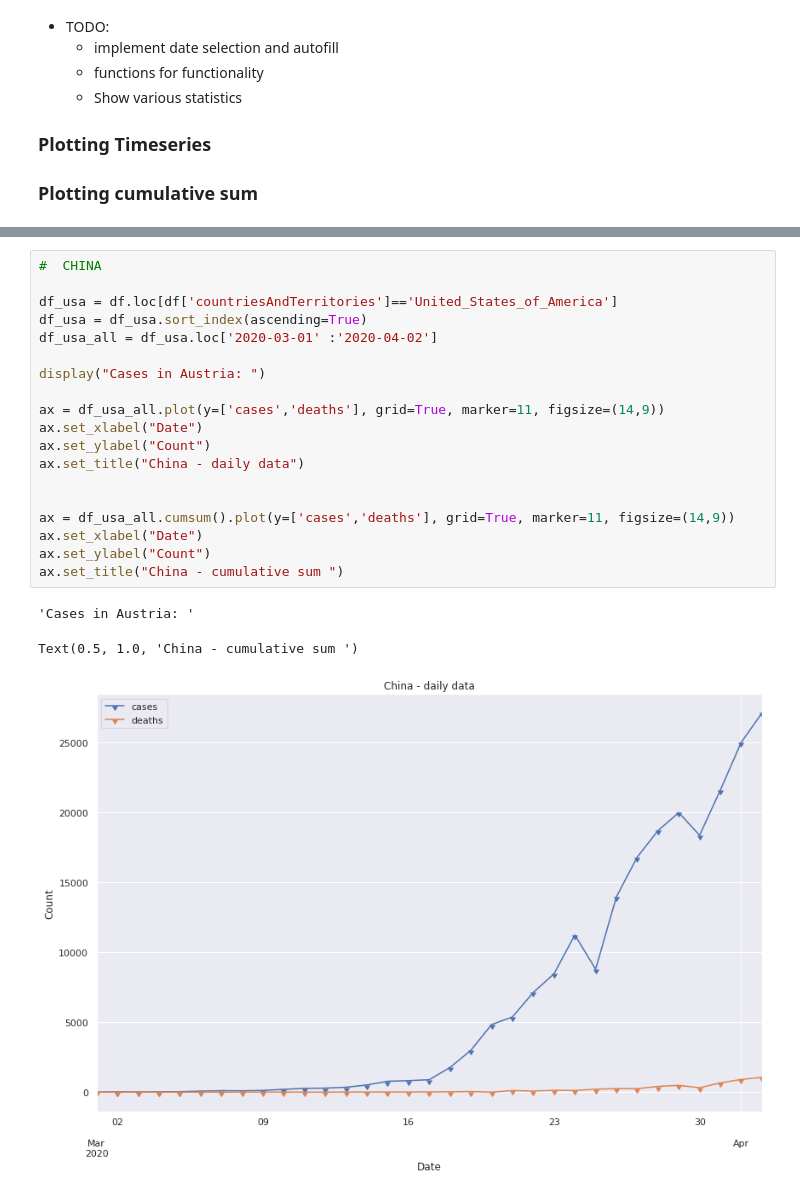
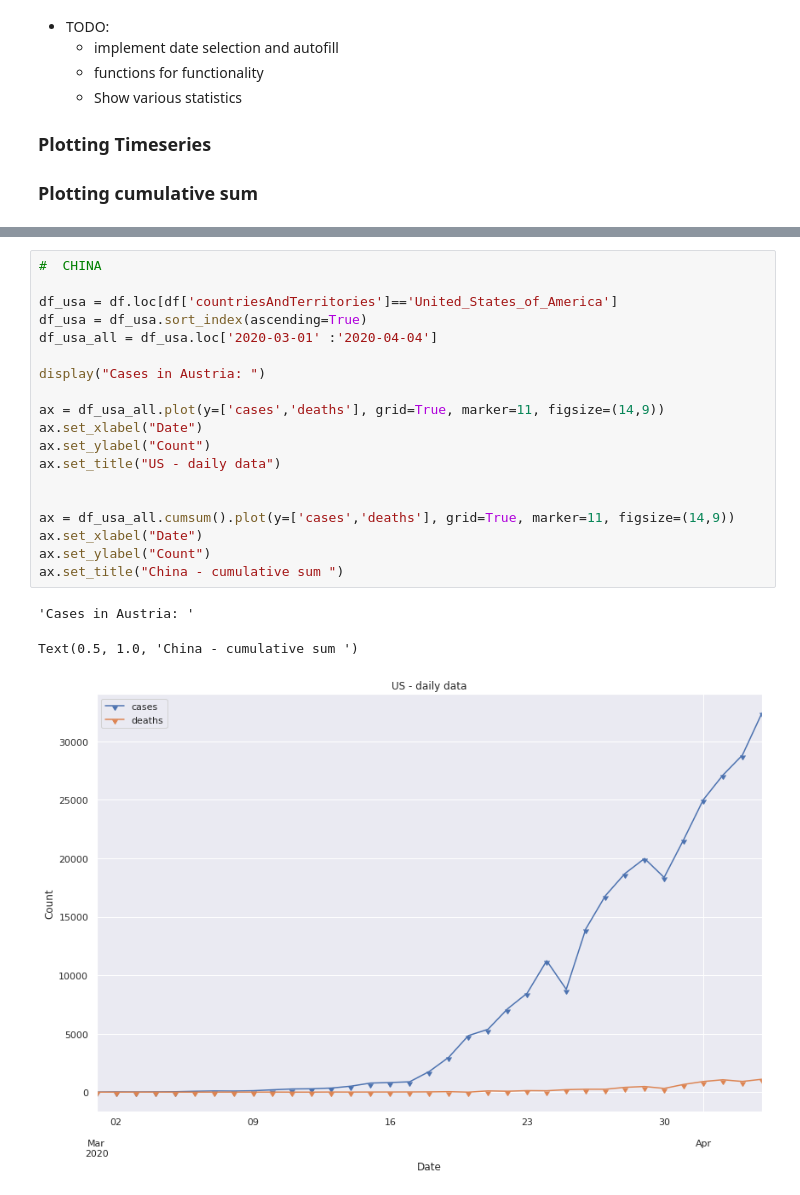
Before and after one commit to OliverZott/covid19_data, a Jupyter notebook: covid_dataAnalysis.ipynb, the cells around one changed output, grey strips where cells are left out. Saved outputs shown, nothing was run; the diff lists cells and outputs as text.

```diff
--- a/covid_dataAnalysis.ipynb
+++ b/covid_dataAnalysis.ipynb
@@ -251,23 +251,23 @@ Text(0.5, 1.0, 'Italy - cumulative sum ')
 # %%
 #  CHINA
 
 df_usa = df.loc[df['countriesAndTerritories']=='United_States_of_America']
 df_usa = df_usa.sort_index(ascending=True)
-df_usa_all = df_usa.loc['2020-03-01' :'2020-04-02']
+df_usa_all = df_usa.loc['2020-03-01' :'2020-04-04']
 
 display("Cases in Austria: ")
 
 ax = df_usa_all.plot(y=['cases','deaths'], grid=True, marker=11, figsize=(14,9))
 ax.set_xlabel("Date")
 ax.set_ylabel("Count")
-ax.set_title("China - daily data")
+ax.set_title("US - daily data")
 
 
 ax = df_usa_all.cumsum().plot(y=['cases','deaths'], grid=True, marker=11, figsize=(14,9))
 ax.set_xlabel("Date")
 ax.set_ylabel("Count")
 ax.set_title("China - cumulative sum ")
 # %% [output]
 'Cases in Austria: '
 Text(0.5, 1.0, 'China - cumulative sum ')
-[figure, old version]
+[figure, new version]
```
Also changed, not shown: parts of 9 cells of this notebook.
